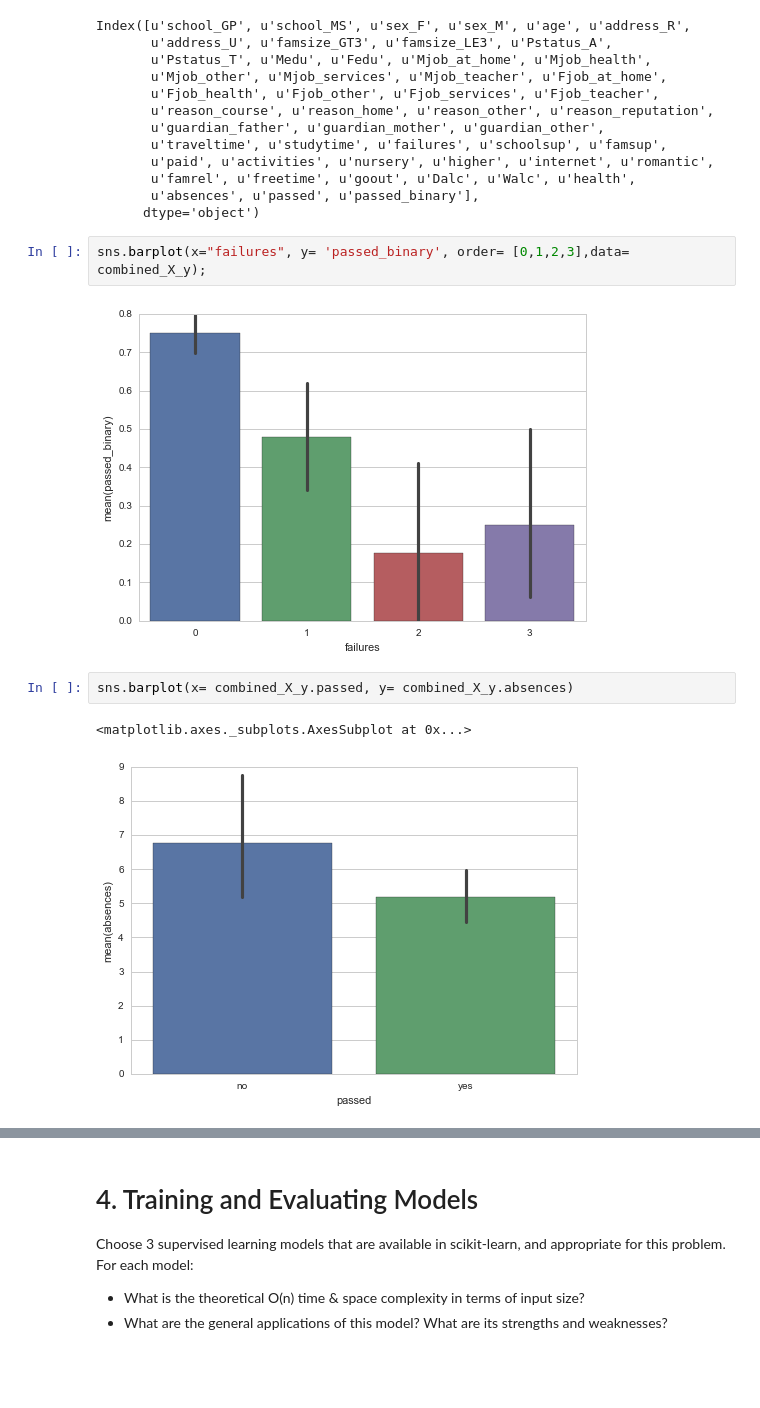
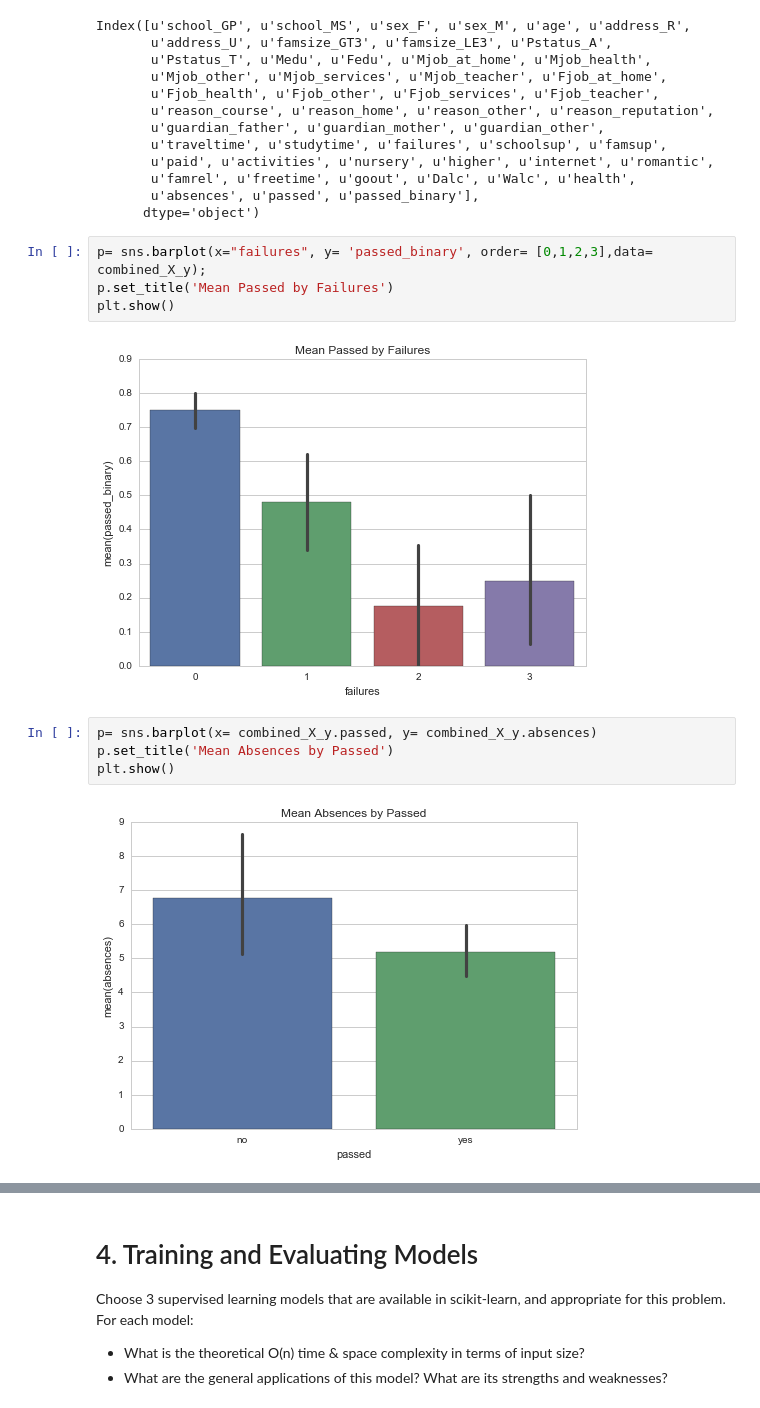
Before and after one commit to baumanab/Udacity_MachineLearningEngineer_ND, a Jupyter notebook: projects/student_intervention/student_intervention.ipynb, the cells around one changed output, grey strips where cells are left out. Drawn from its saved outputs; the diff is of its cells as text; blank space fills up the shorter version.

```diff
--- a/projects/student_intervention/student_intervention.ipynb
+++ b/projects/student_intervention/student_intervention.ipynb
@@ -310,11 +311,14 @@ Index([u'school_GP', u'school_MS', u'sex_F', u'sex_M', u'age', u'address_R',
        u'absences', u'passed', u'passed_binary'],
       dtype='object')
 # %%
-sns.barplot(x="failures", y= 'passed_binary', order= [0,1,2,3],data= combined_X_y);
+p= sns.barplot(x="failures", y= 'passed_binary', order= [0,1,2,3],data= combined_X_y);
+p.set_title('Mean Passed by Failures')
+plt.show()
 # %% [output]
-[figure, old version]
+[figure, new version]
 # %%
-sns.barplot(x= combined_X_y.passed, y= combined_X_y.absences)
+p= sns.barplot(x= combined_X_y.passed, y= combined_X_y.absences)
+p.set_title('Mean Absences by Passed')
+plt.show()
 # %% [output]
-<matplotlib.axes._subplots.AxesSubplot at 0x...>
-[figure, old version]
+[figure, new version]
```
Also changed, not shown: parts of 63 cells of this notebook, 1 other file.
